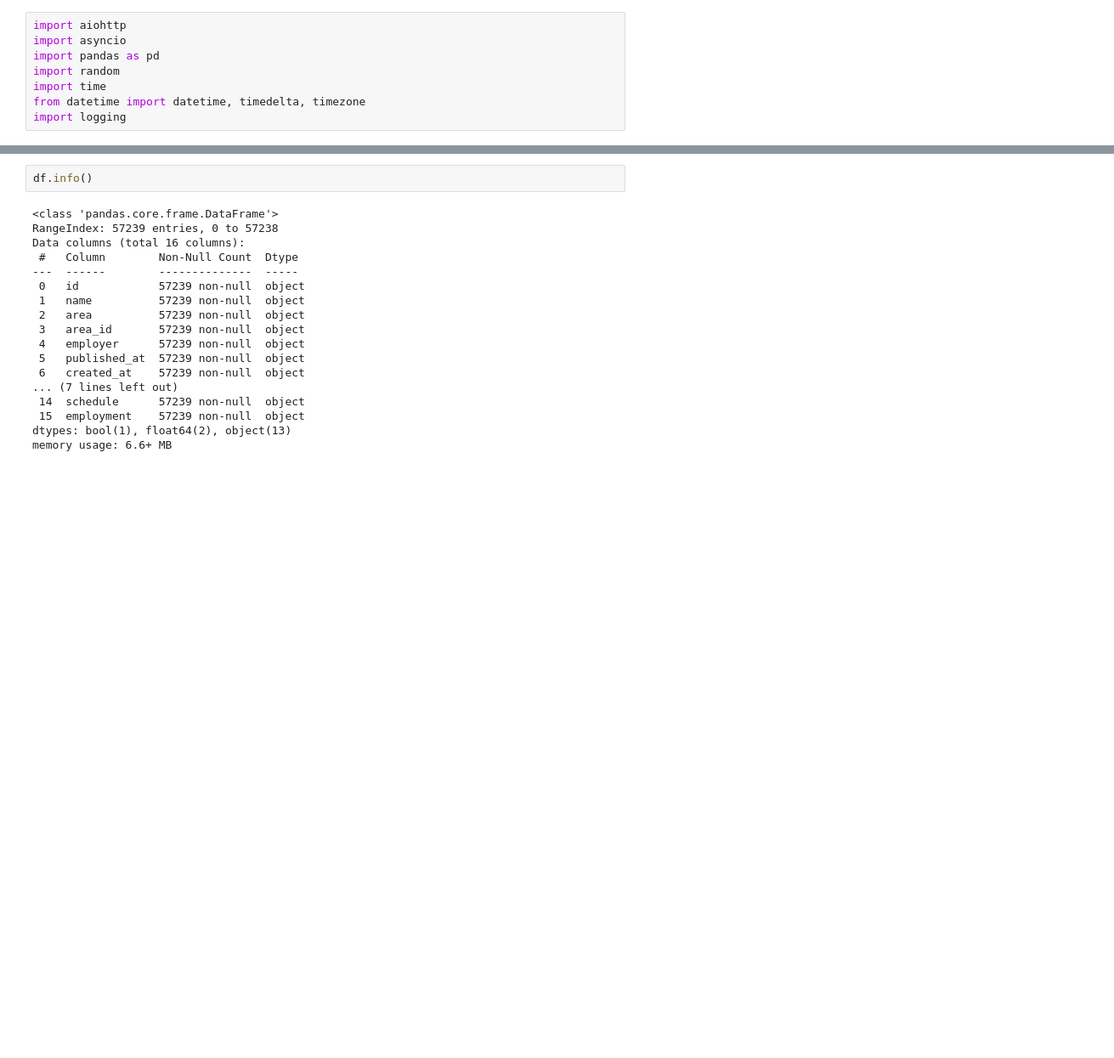
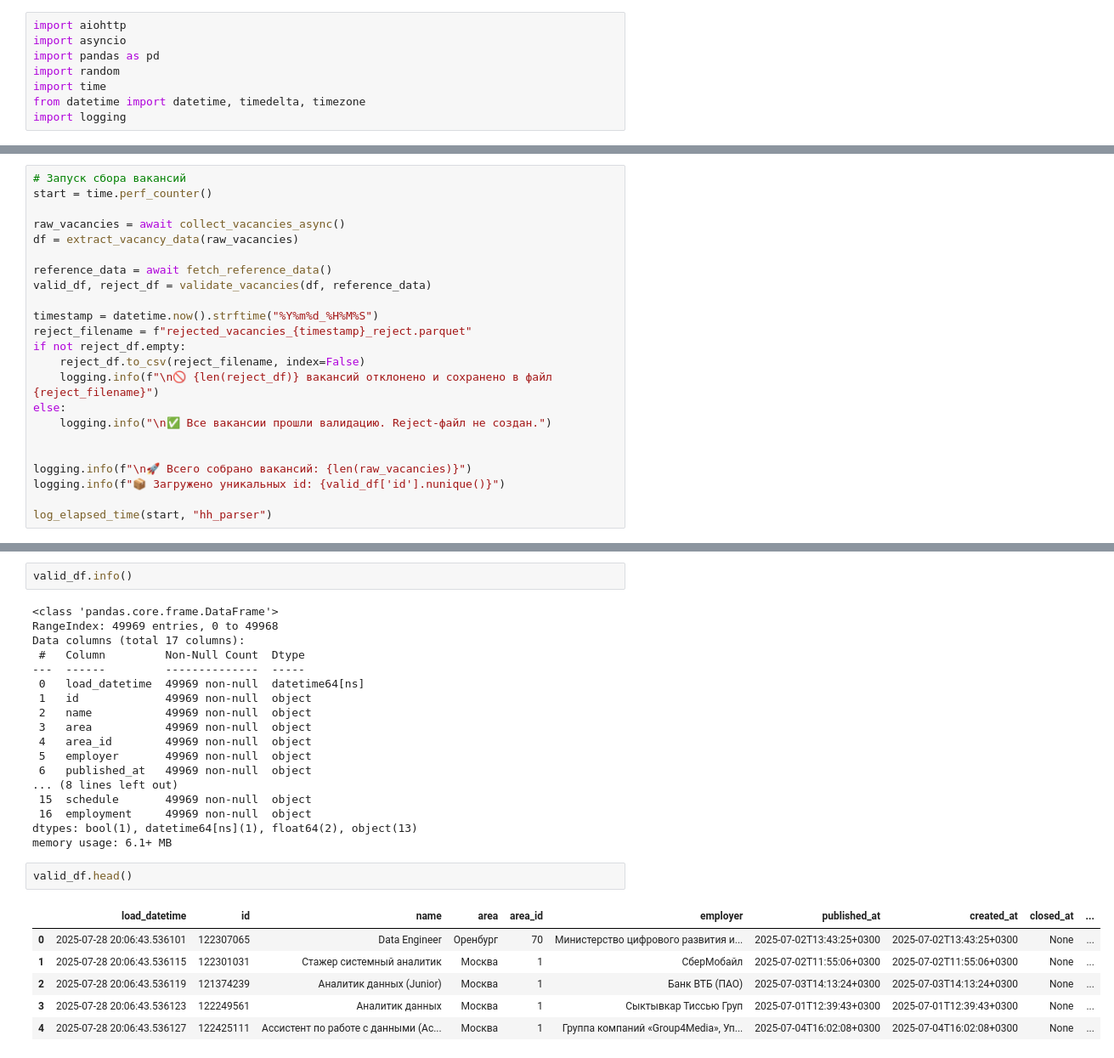
Before and after one commit to DAVolgas/IT-vacancy_analysis, a Jupyter notebook: hh_parser.ipynb, the cells around one changed output, grey strips where cells are left out. Shown: that part at 85% size. Drawn from its saved outputs; the diff is of its cells as text; blank space fills up the shorter version.

Commit message:
add data validation

```diff
--- a/hh_parser.ipynb
+++ b/hh_parser.ipynb
@@ -209,0 +260,23 @@ df.head()
+# %%
+# Запуск сбора вакансий
+start = time.perf_counter()
+
+raw_vacancies = await collect_vacancies_async()
+df = extract_vacancy_data(raw_vacancies)
+
+reference_data = await fetch_reference_data()
+valid_df, reject_df = validate_vacancies(df, reference_data)
+
+timestamp = datetime.now().strftime("%Y%m%d_%H%M%S")
+reject_filename = f"rejected_vacancies_{timestamp}_reject.parquet"
+if not reject_df.empty:
+    reject_df.to_csv(reject_filename, index=False)
+    logging.info(f"\n🚫 {len(reject_df)} вакансий отклонено и сохранено в файл {reject_filename}")
+else:
+    logging.info("\n✅ Все вакансии прошли валидацию. Reject-файл не создан.")
+
+
+logging.info(f"\n🚀 Всего собрано вакансий: {len(raw_vacancies)}")
+logging.info(f"📦 Загружено уникальных id: {valid_df['id'].nunique()}")
+
+log_elapsed_time(start, "hh_parser")
@@ -210,20 +301,29 @@ df.head()
 # %%
-df.info()
+valid_df.info()
 # %% [output]
 <class 'pandas.core.frame.DataFrame'>
-RangeIndex: 57239 entries, 0 to 57238
-Data columns (total 16 columns):
- #   Column        Non-Null Count  Dtype
----  ------        --------------  -----
- 0   id            57239 non-null  object
- 1   name          57239 non-null  object
- 2   area          57239 non-null  object
- 3   area_id       57239 non-null  object
- 4   employer      57239 non-null  object
- 5   published_at  57239 non-null  object
- 6   created_at    57239 non-null  object
-... (7 lines left out)
- 14  schedule      57239 non-null  object
- 15  employment    57239 non-null  object
-dtypes: bool(1), float64(2), object(13)
-memory usage: 6.6+ MB
+RangeIndex: 49969 entries, 0 to 49968
+Data columns (total 17 columns):
+ #   Column         Non-Null Count  Dtype
+---  ------         --------------  -----
+ 0   load_datetime  49969 non-null  datetime64[ns]
+ 1   id             49969 non-null  object
+ 2   name           49969 non-null  object
+ 3   area           49969 non-null  object
+ 4   area_id        49969 non-null  object
+ 5   employer       49969 non-null  object
+ 6   published_at   49969 non-null  object
+... (8 lines left out)
+ 15  schedule       49969 non-null  object
+ 16  employment     49969 non-null  object
+dtypes: bool(1), datetime64[ns](1), float64(2), object(13)
+memory usage: 6.1+ MB
+# %%
+valid_df.head()
+# %% [output]
+|  | load_datetime | id | name | area | area_id | employer | published_at | created_at | closed_at | ... |
+| 0 | 2025-07-28 20:06:43.536101 | 122307065 | Data Engineer | Оренбург | 70 | Министерство цифрового развития и... | 2025-07-02T13:43:25+0300 | 2025-07-02T13:43:25+0300 | None | ... |
+| 1 | 2025-07-28 20:06:43.536115 | 122301031 | Стажер системный аналитик | Москва | 1 | СберМобайл | 2025-07-02T11:55:06+0300 | 2025-07-02T11:55:06+0300 | None | ... |
+| 2 | 2025-07-28 20:06:43.536119 | 121374239 | Аналитик данных (Junior) | Москва | 1 | Банк ВТБ (ПАО) | 2025-07-03T14:13:24+0300 | 2025-07-03T14:13:24+0300 | None | ... |
+| 3 | 2025-07-28 20:06:43.536123 | 122249561 | Аналитик данных | Москва | 1 | Сыктывкар Тиссью Груп | 2025-07-01T12:39:43+0300 | 2025-07-01T12:39:43+0300 | None | ... |
+| 4 | 2025-07-28 20:06:43.536127 | 122425111 | Ассистент по работе с данными (Ас... | Москва | 1 | Группа компаний «Group4Media», Уп... | 2025-07-04T16:02:08+0300 | 2025-07-04T16:02:08+0300 | None | ... |
```
Also changed, not shown: parts of 5 cells of this notebook.
